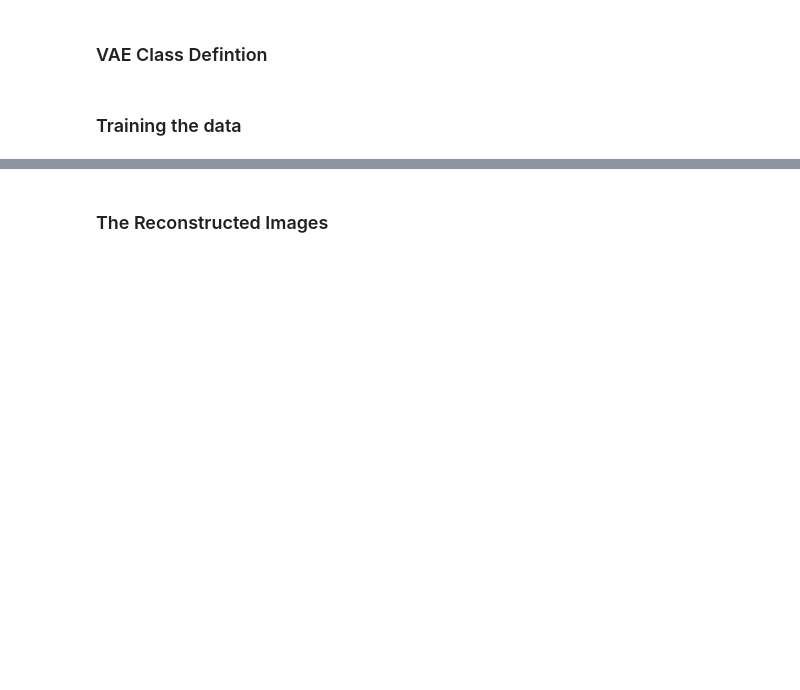
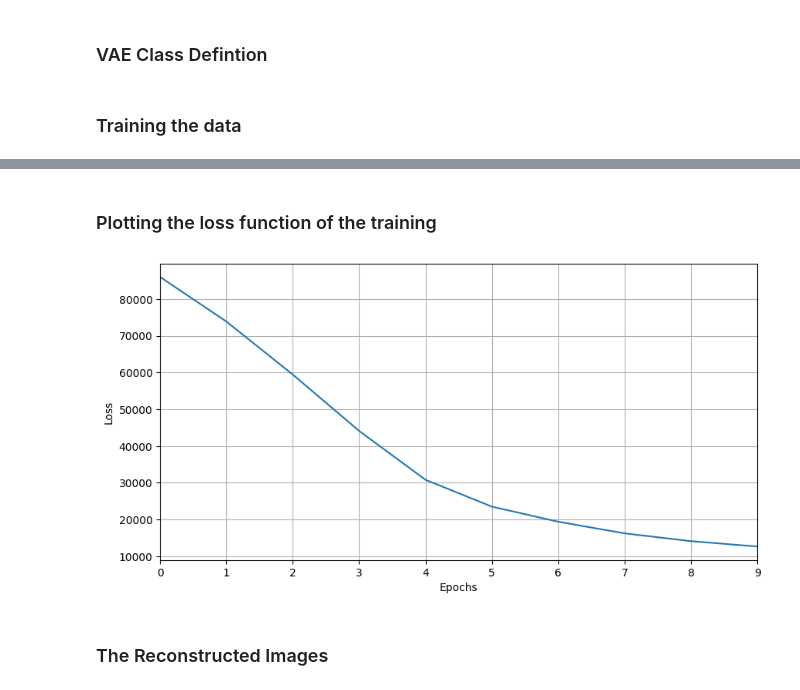
Before and after one commit to sseeaamuss/myVAE, a Jupyter notebook: VAE_Notebook.ipynb, the cells around one changed output, grey strips where cells are left out. Saved outputs shown, nothing was run; the diff lists cells and outputs as text; code cells hidden in the pictures; blank space fills up the shorter version.

```diff
--- a/VAE_Notebook.ipynb
+++ b/VAE_Notebook.ipynb
@@ -115,6 +119,31 @@ def draw_image(samples, save_image = False, path = None, outfile_name = "out", e
         # Save the figure to the specified path and name
         plt.savefig(full_path, dpi=500, bbox_inches='tight', pad_inches=0, transparent=True)
     plt.show()
+
+def plot_loss(loss_array):
+    plt.figure(figsize=(10, 5))
+    plt.plot(loss_array, label='Loss')
+    plt.grid()
+    plt.xlim([0, vae_config["NUM_EPOCHS"]-1])
+    plt.xlabel('Epochs')
+    plt.ylabel('Loss')
+
+
+def plot_loss_multiple(loss_arrays, labels):
+    plt.figure(figsize=(10, 5))
+    for loss_array, label in zip(loss_arrays, labels):
+        plt.plot(loss_array, label=label)
+    plt.grid()
+    plt.xlim([0, vae_config["NUM_EPOCHS"]-1])
+    plt.xlabel('Epochs')
+    plt.ylabel('Loss')
+    plt.legend()
+
+def save_loss_array(loss_array, folder="output_data", filename="loss_array.npy"):
+    # Create the directory if it doesn't exist
+    os.makedirs(folder, exist_ok=True)
+    file_path = os.path.join(folder, filename)
+    np.save(file_path, loss_array)
 # %%
 class CustomImageDataset(data.Dataset):
     def __init__(self, classes, lance_dataset, transform=None):
@@ -270,3 +322,9 @@ KeyboardInterrupt:
+# %% [markdown]
+### Plotting the loss function of the training
+# %%
+plot_loss(loss_array)
+# %% [output]
+[figure, added]
 # %% [markdown]
 ### The Reconstructed Images
 # %%
```
Also changed, not shown: parts of 11 cells of this notebook.
